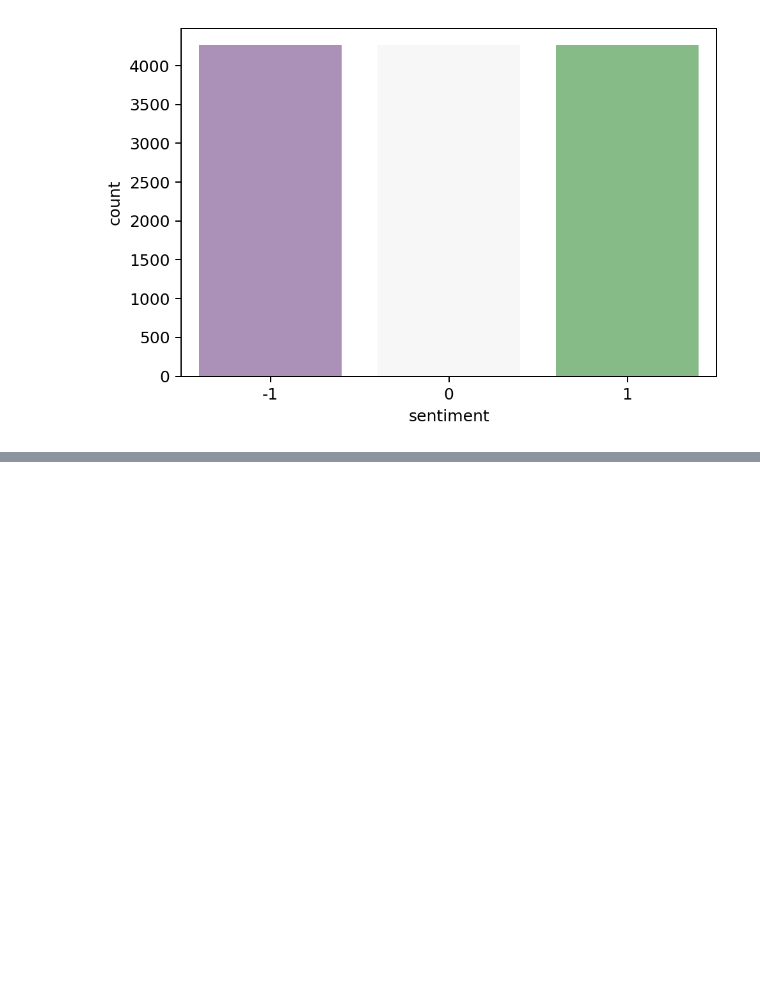
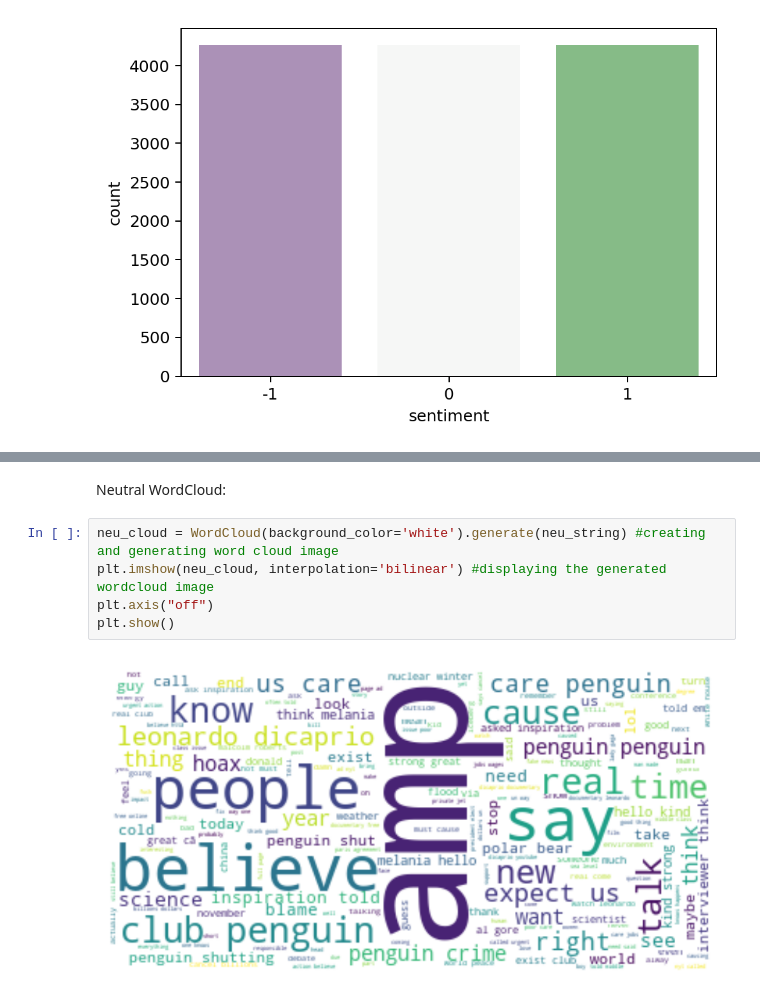
Before and after one commit to MathewJohn1986/classification-predict-streamlit-template, a Jupyter notebook: Climate Change Belief Analysis.ipynb, the cells around one changed output, grey strips where cells are left out. Saved outputs shown, nothing was run; the diff lists cells and outputs as text; blank space fills up the shorter version.

```diff
--- a/Climate Change Belief Analysis.ipynb
+++ b/Climate Change Belief Analysis.ipynb
@@ -402,0 +516,9 @@ plt.show()
+# %% [markdown]
+Neutral WordCloud:
+# %%
+neu_cloud = WordCloud(background_color='white').generate(neu_string) #creating and generating word cloud image
+plt.imshow(neu_cloud, interpolation='bilinear') #displaying the generated wordcloud image
+plt.axis("off")
+plt.show()
+# %% [output]
+[figure, added]
```
Also changed, not shown: parts of 24 cells of this notebook.
